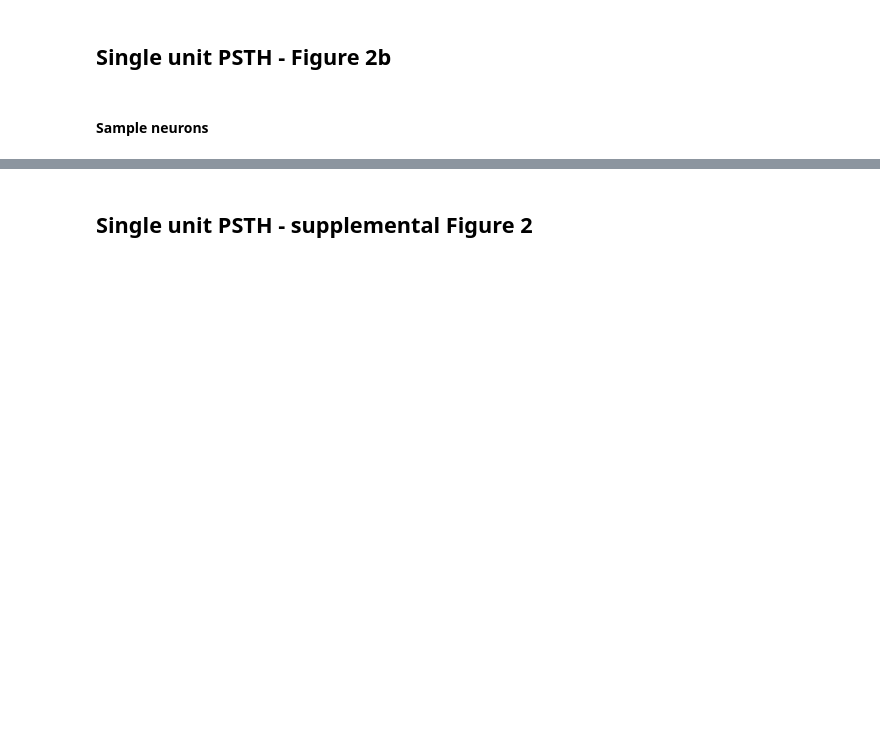
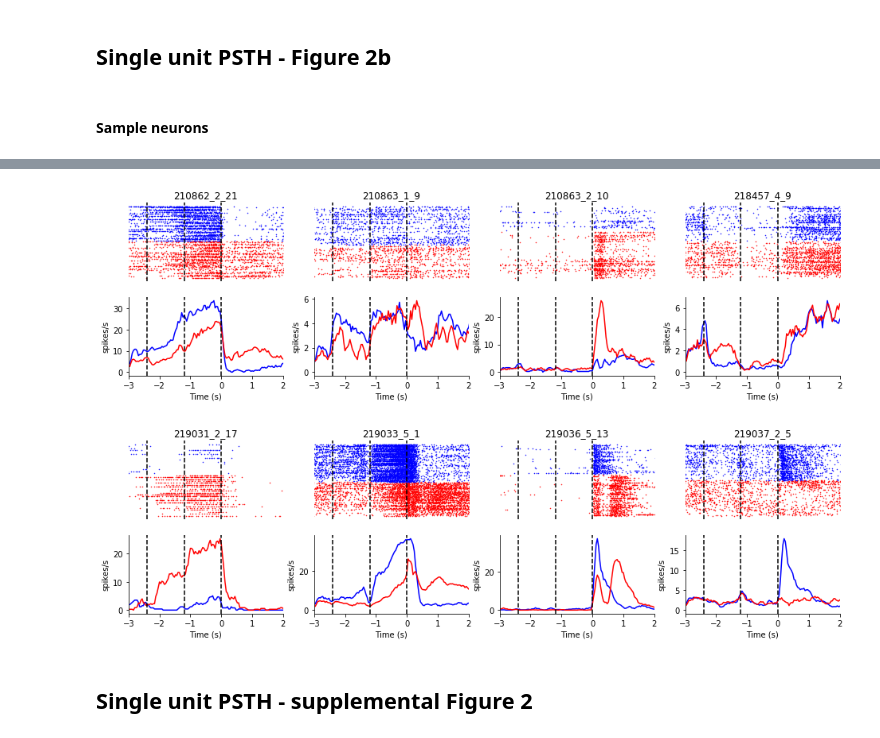
Before and after one commit to ttngu207/Li-2015a, a Jupyter notebook: notebooks/Li-2015-demo.ipynb, the cells around one changed output, grey strips where cells are left out. Cells and saved outputs as stored; diff of their text form; code cells hidden in the pictures; blank space fills up the shorter version.

Commit message:
update plots

```diff
--- a/notebooks/Li-2015-demo.ipynb
+++ b/notebooks/Li-2015-demo.ipynb
@@ -54,3 +42,13 @@ for k in units.fetch('KEY'):
+# %%
+ax_per_row = 4
+for offset in np.arange(0, len(units), ax_per_row):
+    fig, axes = plt.subplots(2, ax_per_row, figsize=(16, 4))
+    for axs, u in zip(axes.T, units.fetch('KEY', offset=offset, limit=ax_per_row)):
+        unit_psth.plot_unit_psth(u, axs=axs,
+                                 title='_'.join([str(u['subject_id']), str(u['session']), str(u['unit'])]))
+# %% [output]
+[figure, added]
+[figure, added]
 # %% [markdown]
 ## Single unit PSTH - supplemental Figure 2
 # %%
```
Also changed, not shown: parts of 6 cells of this notebook, 1 other file.
